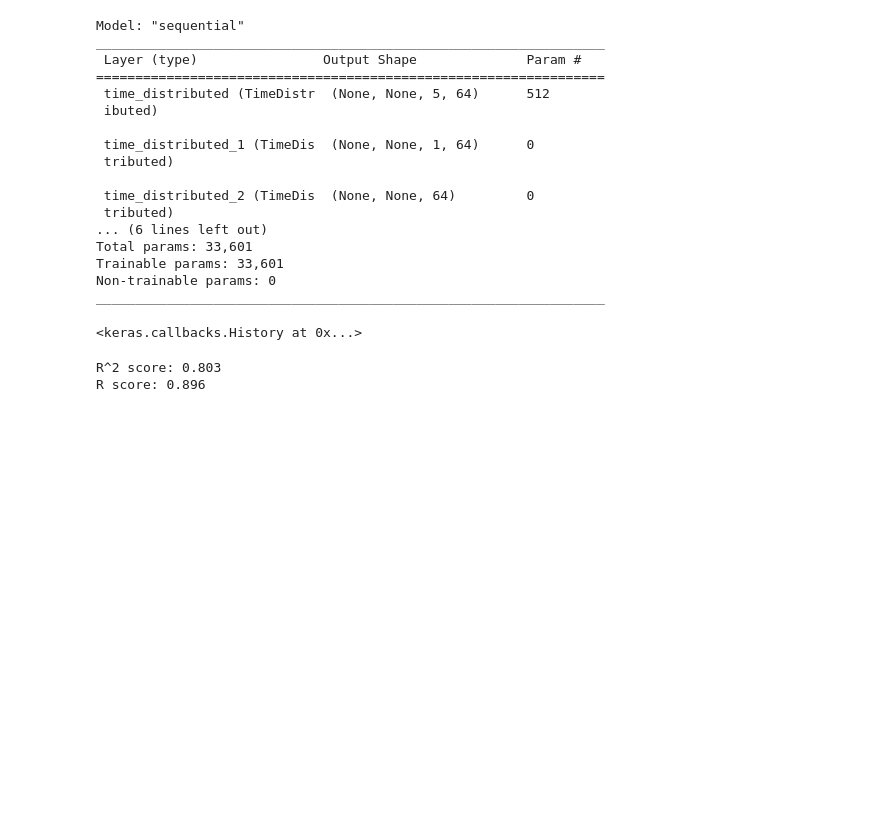
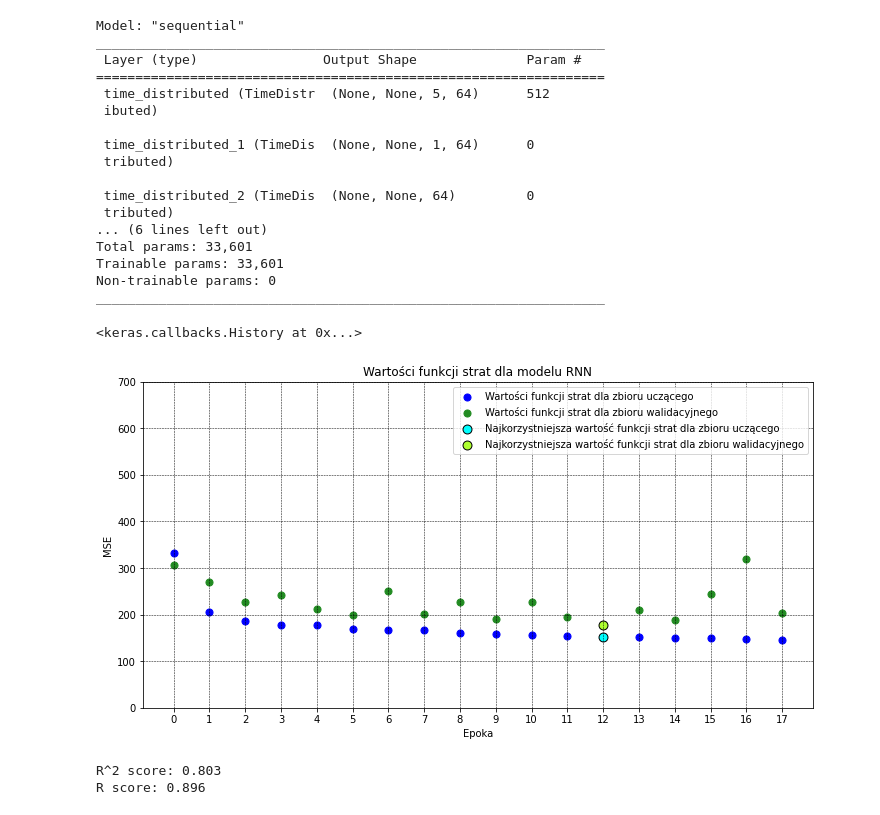
Before and after one commit to Dawidemm/wind-farm-power-forecasting, a Jupyter notebook: ForecastingCNNLSTMsubseq2.ipynb, the cells around one changed output. Saved outputs shown, nothing was run; the diff lists cells and outputs as text; code cells hidden in the pictures; blank space fills up the shorter version.

```diff
--- a/ForecastingCNNLSTMsubseq2.ipynb
+++ b/ForecastingCNNLSTMsubseq2.ipynb
@@ -56,5 +56,6 @@ _________________________________________________________________
 # %%
 early_stopping = EarlyStopping(monitor='val_loss', patience=5, verbose=0)
 model_checkpoint = ModelCheckpoint('CNNLSTMModelsubseq2.h5', verbose=0, save_best_only=True)
+history = History()
 # %%
 model.fit(train_dataset[0], train_dataset[1], epochs=50, validation_data=(val_dataset[0], val_dataset[1]),
@@ -62,5 +63,27 @@ model.fit(train_dataset[0], train_dataset[1], epochs=50, validation_data=(val_da
 # %% [output]
 <keras.callbacks.History at 0x...>
+# %%
+loss = np.array(history.history['loss'])
+val_loss = np.array(history.history['val_loss'])
+# %%
+plt.scatter(range(len(loss)), loss, color='blue', label='Wartości funkcji strat dla zbioru uczącego', s=50)
+plt.scatter(range(len(val_loss)), val_loss, color='forestgreen', label='Wartości funkcji strat dla zbioru walidacyjnego', s=50)
+plt.scatter(np.argmin(val_loss), loss[np.argmin(val_loss)], color='cyan', edgecolors='black',
+                                                            label='Najkorzystniejsza wartość funkcji strat dla zbioru uczącego', s=80)
+plt.scatter(np.argmin(val_loss), np.min(val_loss), color='greenyellow', edgecolors='black',
+                                                            label='Najkorzystniejsza wartość funkcji strat dla zbioru walidacyjnego', s=80)
+fig = plt.gcf()
+fig = fig.set_size_inches(12,6)
+plt.xticks(range(len(loss)))
+plt.yticks([i * 100 for i in range(0, 8)])
+plt.grid(color='k', linewidth=0.5, linestyle='--')
+plt.title('Wartości funkcji strat dla modelu RNN')
+plt.xlabel('Epoka')
+plt.ylabel('MSE')
+plt.legend(loc='best')
+plt.show()
+# %% [output]
+[figure, added]
 # %%
 model.load_weights('CNNLSTMModelsubseq2.h5')
 # %%
```
Also changed, not shown: parts of 2 cells of this notebook.
